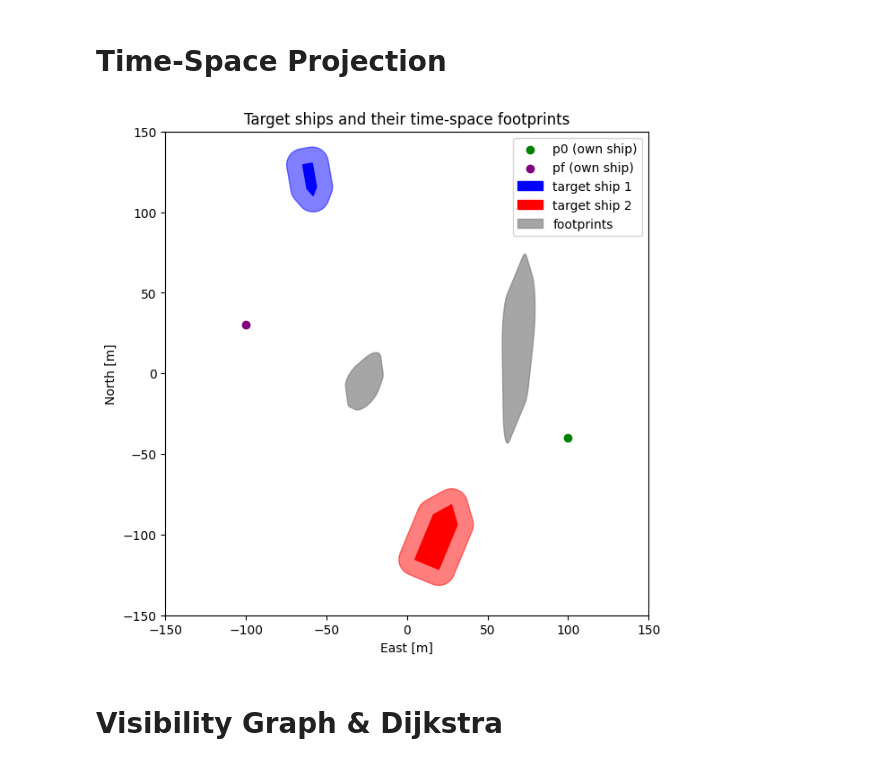
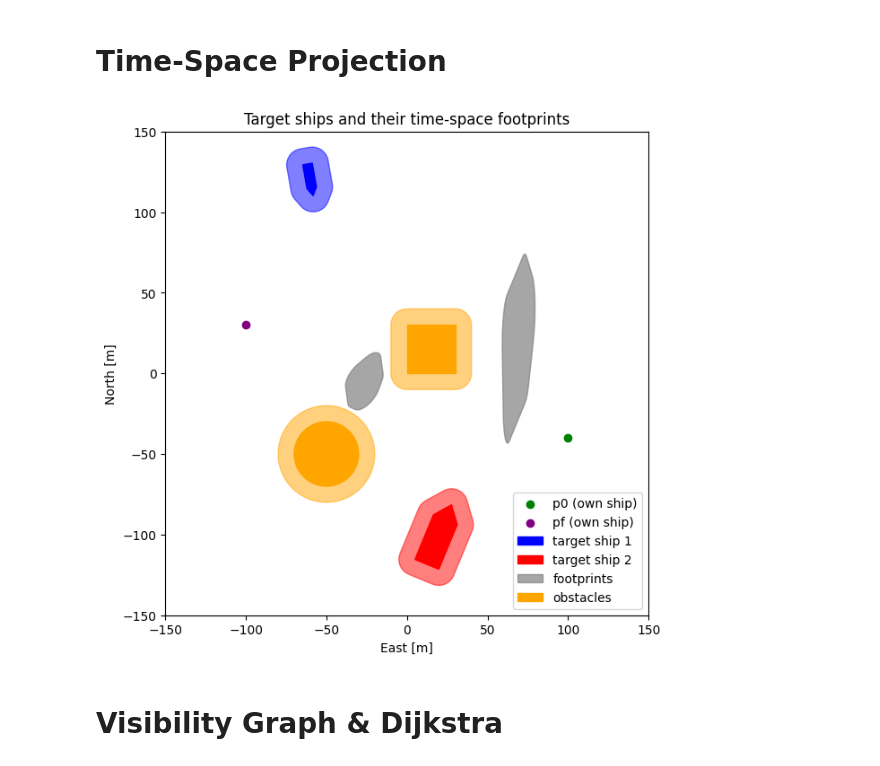
Before and after one commit to stiefen1/timespace-colav, a Jupyter notebook: examples/tutorial.ipynb, the cells around one changed output. Saved outputs shown, nothing was run; the diff lists cells and outputs as text; code cells hidden in the pictures.

Commit message:
Add start/goal earlier in tutorial

```diff
--- a/examples/tutorial.ipynb
+++ b/examples/tutorial.ipynb
@@ -60,12 +60,24 @@ shore_with_sd = [obs.buffer(safety_distance) for obs in shore] # Add safety marg
 # Display Target Ships (matplotlib)
 # %%
 import matplotlib.pyplot as plt
+
+p0 = (100, -40) # Own ship position
+pf = (-100, 30) # Target position
 
 _, ax = plt.subplots(figsize=(7, 7))
 ts1.fill(ax=ax, c='blue', label='target ship 1')
 ts2.fill(ax=ax, c='red', label='target ship 2')
 ts1_with_sd.fill(ax=ax, c='blue', alpha=0.5)
 ts2_with_sd.fill(ax=ax, c='red', alpha=0.5)
+
+for j, obs in enumerate(shore):
+    ax.fill(*obs.exterior.xy, c='orange', label="obstacles" if j==0 else None)
+    ax.fill(*shore_with_sd[j].exterior.xy, c='orange', alpha=0.5)
+
+# Start and target position (Own ship)
+ax.scatter(*p0, c='green', label='p0 (own ship)')
+ax.scatter(*pf, c='purple', label='pf (own ship)')
+
 ax.set_title(f"Target ships and their safety margin")
 ax.set_xlim((-150, 150))
 ax.set_ylim((-150, 150))
@@ -84,8 +96,6 @@ from colav.timespace import TimeSpaceProjector
 from typing import List
 
 Vdes = 3 # Desired speed [m/s]
-p0 = (100, -40) # Own ship position
-pf = (-100, 30) # Target position
 
 # Instantiate projector object
 proj = TimeSpaceProjector(Vdes)
@@ -93,34 +103,38 @@ proj = TimeSpaceProjector(Vdes)
 # Project target ships: Result is a list of shapely.Polygon object (https://shapely.readthedocs.io/en/stable/reference/shapely.Polygon.html)
 projected_ships: List[Polygon] = proj.get(p0, pf, [ts1_with_sd, ts2_with_sd])
 
 # Display target ships with their projected footprint
 _, ax = plt.subplots(figsize=(7, 7))
 
 # Start and target position (Own ship)
 ax.scatter(*p0, c='green', label='p0 (own ship)')
 ax.scatter(*pf, c='purple', label='pf (own ship)')
 
 # Target ships
 ts1.fill(ax=ax, c='blue', label='target ship 1')
 ts2.fill(ax=ax, c='red', label='target ship 2')
 ts1_with_sd.fill(ax=ax, c='blue', alpha=0.5)
 ts2_with_sd.fill(ax=ax, c='red', alpha=0.5)
 
 # Projected footprint
 for i, projected_ship in enumerate(projected_ships):
     ax.fill(*projected_ship.exterior.xy, c='grey', alpha=0.7, label=f"footprints" if i==0 else None)
 
+for j, obs in enumerate(shore):
+    ax.fill(*obs.exterior.xy, c='orange', label="obstacles" if j==0 else None)
+    ax.fill(*shore_with_sd[j].exterior.xy, c='orange', alpha=0.5)
+
 ax.set_xlim((-150, 150))
 ax.set_ylim((-150, 150))
 ax.set_xlabel("East [m]")
 ax.set_ylabel("North [m]")
 ax.set_title(f"Target ships and their time-space footprints")
 ax.set_aspect('equal')
 ax.legend()
 plt.show()
 plt.close()
 # %% [output]
-[figure, old version]
+[figure, new version]
 # %% [markdown]
 # Visibility Graph & Dijkstra
 # %%
```
Also changed, not shown: parts of 2 cells of this notebook.
